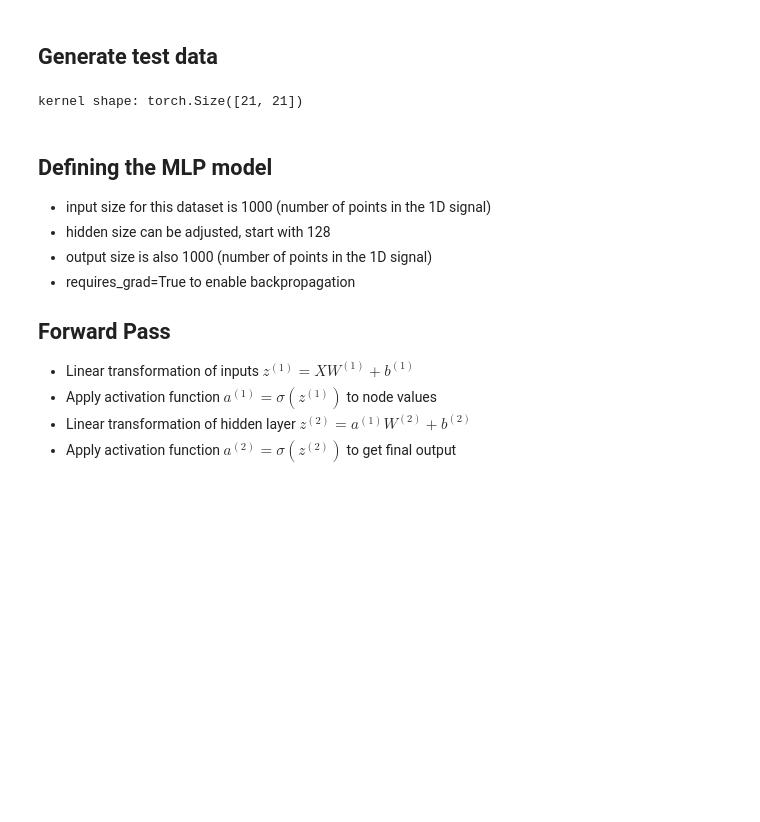
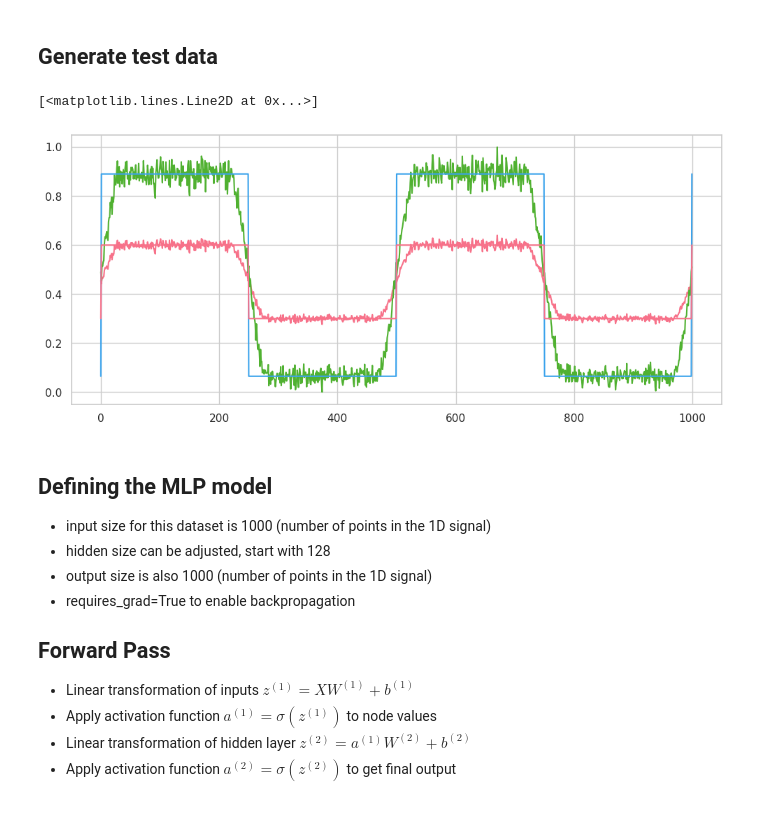
Before and after one commit to MalachiHibbins/Deconvolution-By-Machine-Learning, a Jupyter notebook: LabBook/Week7/MachineLearningFunction.ipynb, the cells around one changed output. Cells and saved outputs as stored; diff of their text form; code cells hidden in the pictures; blank space fills up the shorter version.

```diff
--- a/LabBook/Week7/MachineLearningFunction.ipynb
+++ b/LabBook/Week7/MachineLearningFunction.ipynb
@@ -47,59 +47,57 @@ from sklearn.preprocessing import MinMaxScaler
 def step_function(period=2.0, amplitude=0.8, y_intercept=0.0, steps=1000, x_offset=0.0):
     s = steps
     xs = torch.linspace(-5, 5, steps=s)
     ys = amplitude * torch.heaviside(torch.sin(2 * torch.pi * (xs + x_offset) / period), torch.zeros_like(xs)) + y_intercept
     return ys
 
 def generate_random_function(vary_period = False, vary_amplitude = False, vary_y_intercept = False, vary_x_offset = False, rng = None):
     if vary_period:
         period = torch.rand(1, generator=rng).item()*3 + 5
     else:
         period = 5
     if vary_amplitude:
-        amplitude = torch.rand(1, generator=rng).item() * 0.9 + 0.1
+        amplitude = torch.rand(1, generator=rng).item() * 0.6
     else:
         amplitude = 0.3
     if vary_y_intercept:
         y_intercept = torch.rand(1, generator=rng).item() * 0.3
     else:
         y_intercept = 0.3
     if vary_x_offset:
         x_offset = torch.rand(1, generator=rng).item() * 2*torch.pi
     else:
         x_offset = 0.0
-    return step_function(period, amplitude, y_intercept, x_offset=x_offset).unsqueeze(0).unsqueeze(0)
+    return step_function(period, amplitude, y_intercept, x_offset=x_offset)
+
 
 def generate_test_data(amount = 10000, noise_scale = 5000, blur_std = 61, kernel_size=20, vary_period = False, vary_amplitude = False, vary_y_intercept = False, vary_x_offset = False, rng = None, seed = None):
     if rng is None and seed is not None:
         rng = torch.Generator().manual_seed(seed)
-    y = []
-    y_scalers = []
-    X = []
-    X_scalers = []
+    Xs = []
+    ys = []
     for i in range (amount):
-        data = generate_random_function(vary_period = vary_period, vary_amplitude = vary_amplitude, vary_y_intercept = vary_y_intercept, vary_x_offset = vary_x_offset, rng = rng)
-        degraded_data = degrade_image_1D(data, noise_scale=noise_scale, kernel=gaussian_normalised_kernel_1D(blur_std, kernel_size), padding_mode='replicate')
-        scaler_x = MinMaxScaler()
-        scaler_y = MinMaxScaler()
-        # reshape to 2D (n_samples, n_features) for sklearn, then back to 1D
-        degraded_np = degraded_data.squeeze().numpy().reshape(-1, 1)
-        data_np = data.squeeze().numpy().reshape(-1, 1)
-        degraded_scaled = scaler_x.fit_transform(degraded_np).reshape(-1)
-        data_scaled = scaler_y.fit_transform(data_np).reshape(-1)
-        degraded_data = torch.tensor(degraded_scaled, dtype=torch.float32)
-        data = torch.tensor(data_scaled, dtype=torch.float32)
-        X_scalers.append(scaler_x)
-        y_scalers.append(scaler_y)
-        X.append(degraded_data.squeeze())
-        y.append(data.squeeze())
+        y = generate_random_function(vary_period = vary_period, vary_amplitude = vary_amplitude, vary_y_intercept = vary_y_intercept, vary_x_offset = vary_x_offset, rng = rng)
+        X = degrade_image_1D(y, noise_scale=noise_scale, kernel=gaussian_normalised_kernel_1D(blur_std, kernel_size), padding_mode='replicate')
+        Xs.append(X)
+        ys.append(y)
+    scaler = MinMaxScaler()
+    Xs = torch.stack(Xs)
+    ys = torch.stack(ys)
+    Xs_scaled = scaler.fit_transform(Xs.T).T
+    Ys_scaled = scaler.transform(ys.T).T
+    return Xs, Xs_scaled, ys, Ys_scaled
 
-    # Make tensors
-    X = torch.stack(X)
-    y = torch.stack(y)
+import matplotlib.pyplot
 
-    return X, y, X_scalers, y_scalers
+Xs, Xs_scaled, ys, Ys_scaled = generate_test_data(100)
+fig, ax = plt.subplots(figsize=(12,5))
+ax.plot(Xs[0])
+ax.plot(Xs_scaled[0])
+ax.plot(Ys_scaled[0])
+ax.plot(ys[0])
 # %% [output]
-kernel shape: torch.Size([21, 21])
+[<matplotlib.lines.Line2D at 0x...>]
+[figure, added]
 # %% [markdown]
 ## Defining the MLP model
 - input size for this dataset is 1000 (number of points in the 1D signal)
```
Also changed, not shown: parts of 7 cells of this notebook, 1 other file.
